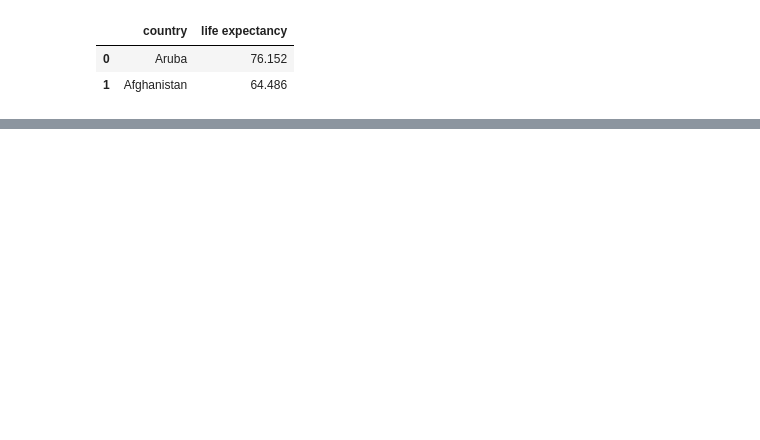
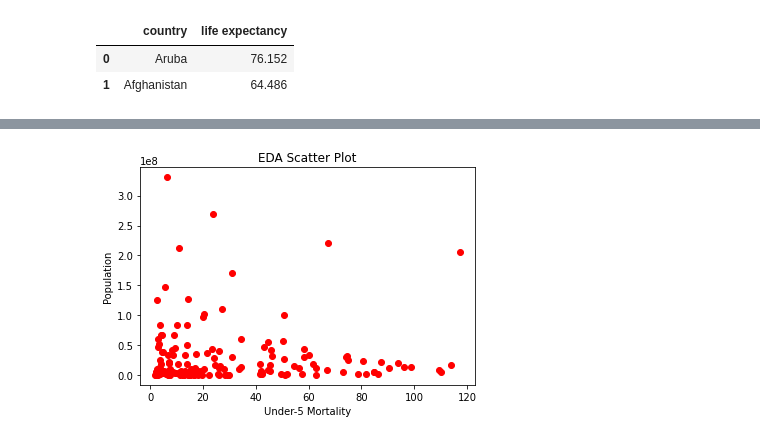
Before and after one commit to maxsmith25/infant_under_five_mortality, a Jupyter notebook: Analysis.ipynb, the cells around one changed output, grey strips where cells are left out. Cells and saved outputs as stored; diff of their text form; code cells hidden in the pictures; blank space fills up the shorter version.

```diff
--- a/Analysis.ipynb
+++ b/Analysis.ipynb
@@ -53,0 +221,9 @@ life_expectancy_data.head(2)
+# %%
+# I had to remove China and India from the data for this plot because they were such extreme population outliers.
+plt.scatter(data.mortality[(data['country'] != "China") & (data['country'] != "India")], data["population"][(data['country'] != "China") & (data['country'] != "India")], c = "red")
+plt.xlabel("Under-5 Mortality")
+plt.ylabel("Population")
+plt.title("EDA Scatter Plot")
+plt.show()
+# %% [output]
+[figure, added]
```
Also changed, not shown: parts of 71 cells of this notebook, 1 other file.
